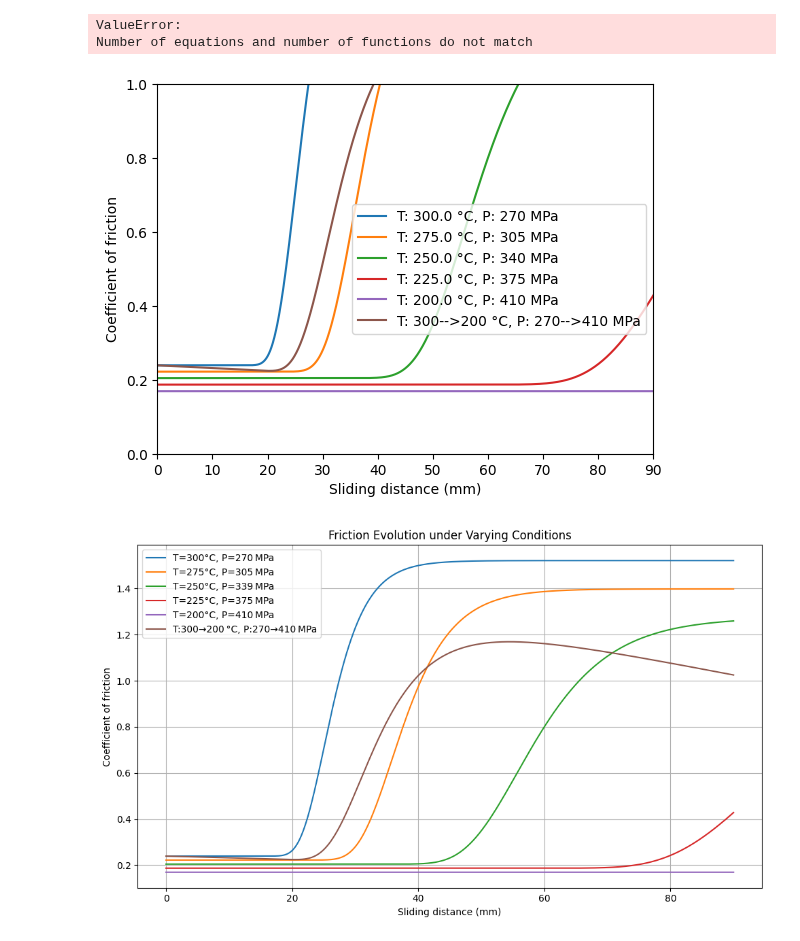
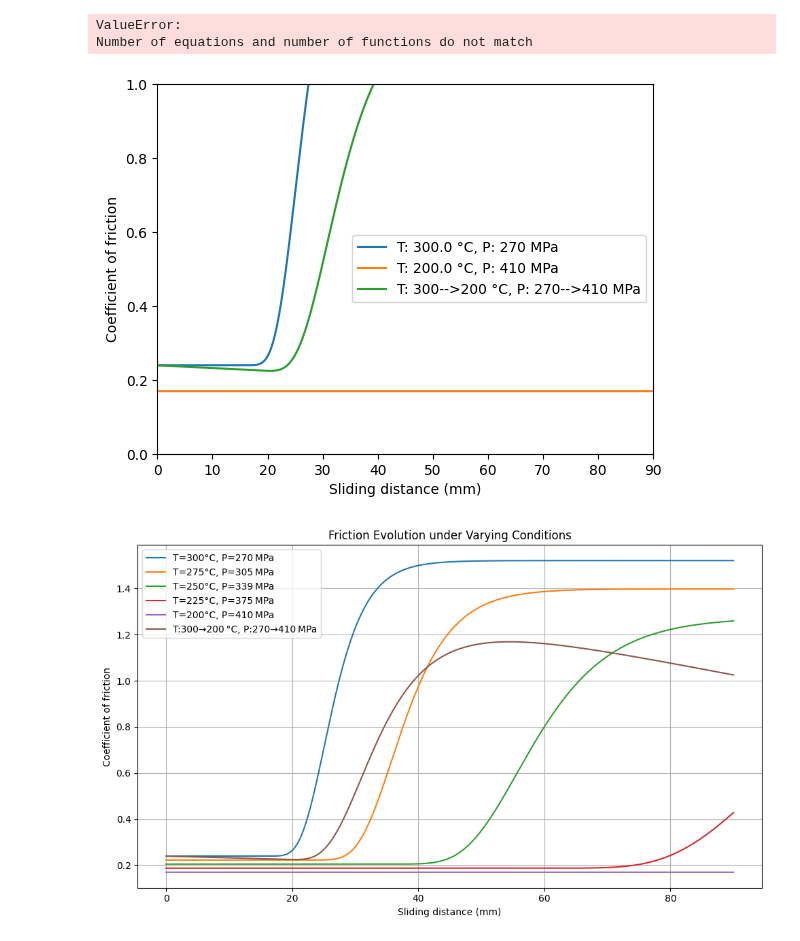
Before and after one commit to kyanjd/smart-scraper, a Jupyter notebook: src/paper_to_equation/Postprocessing/postprocessing_dev.ipynb, the cells around one changed output. Cells and saved outputs as stored; diff of their text form; code cells hidden in the pictures.

```diff
--- a/src/paper_to_equation/Postprocessing/postprocessing_dev.ipynb
+++ b/src/paper_to_equation/Postprocessing/postprocessing_dev.ipynb
@@ -531,35 +531,36 @@ def friction_model():
         ud = ud0 * np.exp(-Ad / T)
 
         t[j]=j*t_step
         ht_dot[j]=-ht[j]*(c*(P**k1)*(v**k2)/(ita**k3))
         ht[j+1]=ht[j]+ht_dot[j]*t_step
         beta[j]=np.exp(-(lambda1*ht[j])**lambda2)
         u[j]=(1-beta[j])*ul+beta[j]*ud
 
     cof_store.append(u)
     labels.append(f"T: 300-->200 °C, P: 270-->410 MPa")
 
     # plot the results
     return cof_store, labels, slidingdistance
 
 def plot_friction_model(cof_store, labels, slidingdistance):
     fig, ax = plt.subplots()
     for i in range(len(cof_store)):
-        ax.plot(slidingdistance, cof_store[i], label=labels[i])
+        if i not in [1,2,3]:
+            ax.plot(slidingdistance, cof_store[i], label=labels[i])
     ax.set_xlim(0, 90)
     ax.set_ylim(0, 1)
     ax.set_xlabel("Sliding distance (mm)")
     ax.set_ylabel("Coefficient of friction")
     ax.legend()
 
 
 
 
 
 cof_store, labels, slidingdistance = friction_model()
 plot_friction_model(cof_store, labels, slidingdistance)
 # %% [output]
-[figure, old version]
+[figure, new version]
 # %%
 def run_simulation(T_array, P_array, v, ul0, ud0, Al, Ad, A, ita0, params, initial_ht=25, max_distance=90, t_step=0.0005):
     """
```
Also changed, not shown: parts of 1 cell of this notebook, 2 other files.
